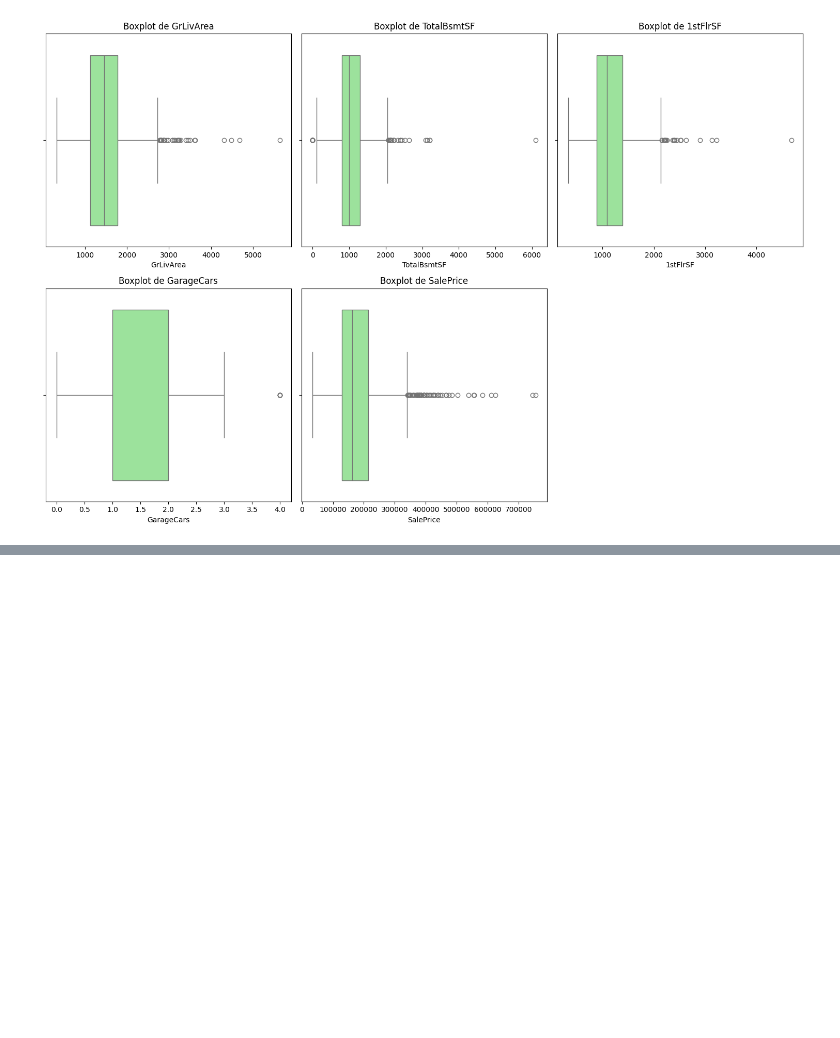
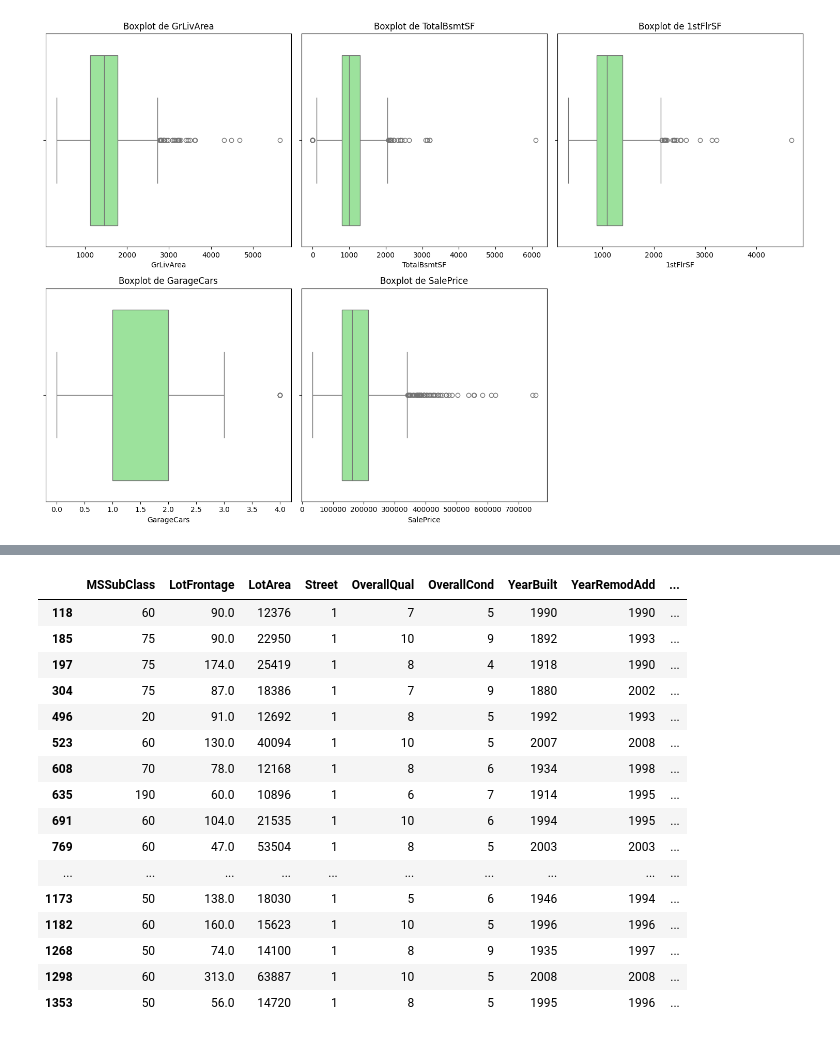
Before and after one commit to rodrigoalegre210/House-Prices-Prediction, a Jupyter notebook: main.ipynb, the cells around one changed output, grey strips where cells are left out. Cells and saved outputs as stored; diff of their text form; code cells hidden in the pictures; blank space fills up the shorter version.

```diff
--- a/main.ipynb
+++ b/main.ipynb
@@ -633,0 +695,23 @@ plt.show()
+# %%
+# Elegimos las propiedades con un área habitable mayor a 3000 pies cuadrados.
+outliers_grliv = train_data[train_data['GrLivArea'] > 3000]
+
+outliers_grliv
+# %% [output]
+|  | MSSubClass | LotFrontage | LotArea | Street | OverallQual | OverallCond | YearBuilt | YearRemodAdd | ... |
+| 118 | 60 | 90.0 | 12376 | 1 | 7 | 5 | 1990 | 1990 | ... |
+| 185 | 75 | 90.0 | 22950 | 1 | 10 | 9 | 1892 | 1993 | ... |
+| 197 | 75 | 174.0 | 25419 | 1 | 8 | 4 | 1918 | 1990 | ... |
+| 304 | 75 | 87.0 | 18386 | 1 | 7 | 9 | 1880 | 2002 | ... |
+| 496 | 20 | 91.0 | 12692 | 1 | 8 | 5 | 1992 | 1993 | ... |
+| 523 | 60 | 130.0 | 40094 | 1 | 10 | 5 | 2007 | 2008 | ... |
+| 608 | 70 | 78.0 | 12168 | 1 | 8 | 6 | 1934 | 1998 | ... |
+| 635 | 190 | 60.0 | 10896 | 1 | 6 | 7 | 1914 | 1995 | ... |
+| 691 | 60 | 104.0 | 21535 | 1 | 10 | 6 | 1994 | 1995 | ... |
+| 769 | 60 | 47.0 | 53504 | 1 | 8 | 5 | 2003 | 2003 | ... |
+| ... | ... | ... | ... | ... | ... | ... | ... | ... | ... |
+| 1173 | 50 | 138.0 | 18030 | 1 | 5 | 6 | 1946 | 1994 | ... |
+| 1182 | 60 | 160.0 | 15623 | 1 | 10 | 5 | 1996 | 1996 | ... |
+| 1268 | 50 | 74.0 | 14100 | 1 | 8 | 9 | 1935 | 1997 | ... |
+| 1298 | 60 | 313.0 | 63887 | 1 | 10 | 5 | 2008 | 2008 | ... |
+| 1353 | 50 | 56.0 | 14720 | 1 | 8 | 5 | 1995 | 1996 | ... |
```
Also changed, not shown: parts of 13 cells of this notebook.
